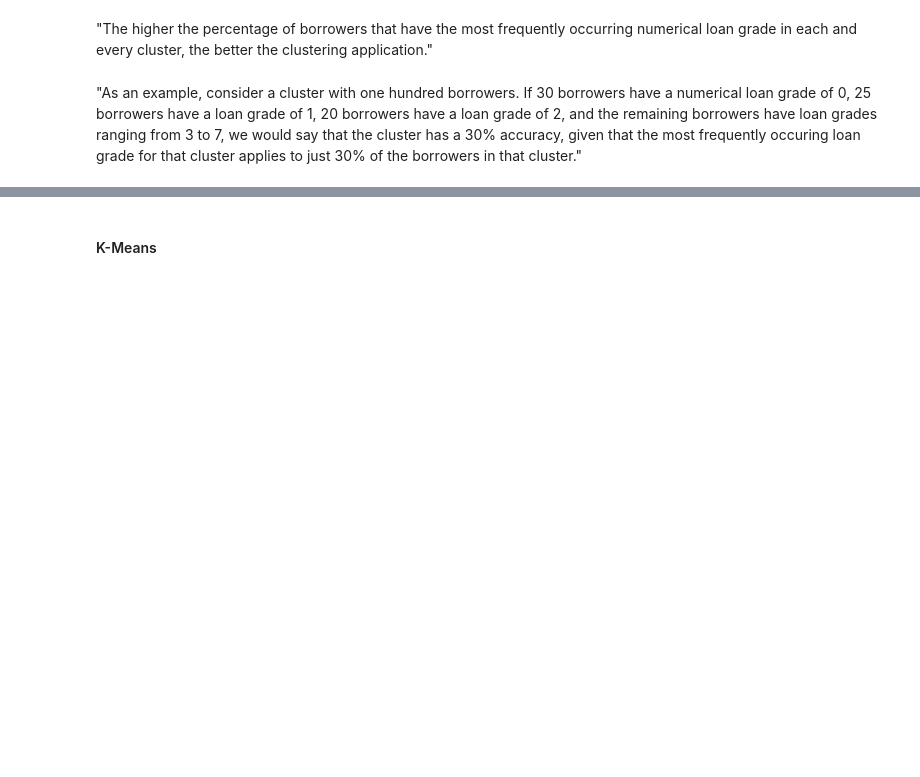
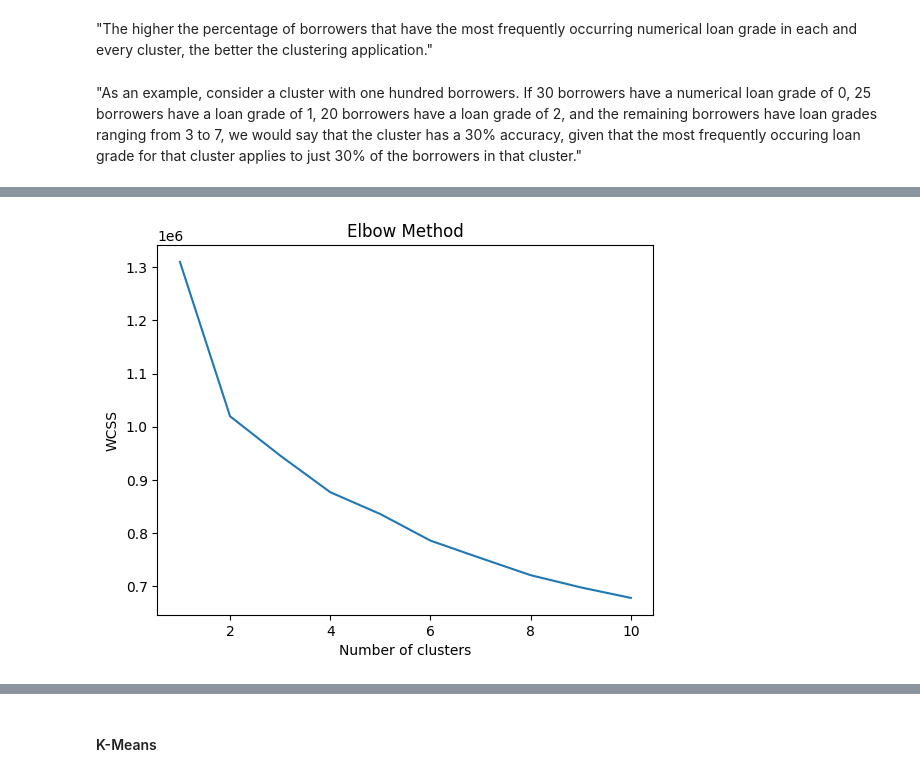
Before and after one commit to curtpond/segmentation, a Jupyter notebook: lending-club.ipynb, the cells around one changed output, grey strips where cells are left out. Saved outputs shown, nothing was run; the diff lists cells and outputs as text; code cells hidden in the pictures; blank space fills up the shorter version.

```diff
--- a/lending-club.ipynb
+++ b/lending-club.ipynb
@@ -304,0 +316,3 @@ interestAndGrade.groupby("grade").mean()
+# %%
+# Create a dataframe for PCA
+pca_df = df.loc[:,numericalPlusNewFeats]
@@ -304,0 +328,5 @@ interestAndGrade.groupby("grade").mean()
+# %%
+# Encode the categorical data
+pca_df = pd.get_dummies(pca_df)
+
+pca_df.head()
@@ -304,0 +340,9 @@ interestAndGrade.groupby("grade").mean()
+# %%
+# Normalize data
+scaler = StandardScaler()
+scaled_data = scaler.fit_transform(pca_df)
+# %%
+# PCA
+pca = PCA(n_components=0.95)
+pca_data = pca.fit_transform(scaled_data)
+print(f"Reduced to {pca.n_components_} dimensions.")
@@ -304,0 +362,14 @@ interestAndGrade.groupby("grade").mean()
+# %%
+wcss = []
+for i in range(1, 11):
+    kmeans = KMeans(n_clusters=i, init='k-means++', random_state=42)
+    kmeans.fit(pca_data)
+    wcss.append(kmeans.inertia_)
+
+plt.plot(range(1, 11), wcss)
+plt.title('Elbow Method')
+plt.xlabel('Number of clusters')
+plt.ylabel('WCSS')
+plt.show()
+# %% [output]
+[figure, added]
```
Also changed, not shown: parts of 16 cells of this notebook, 4 other files.
